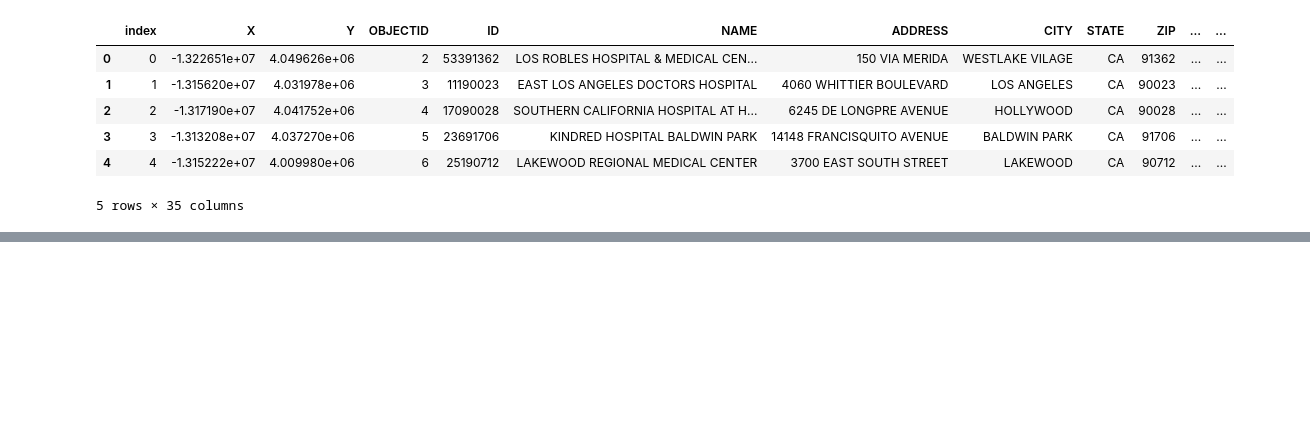
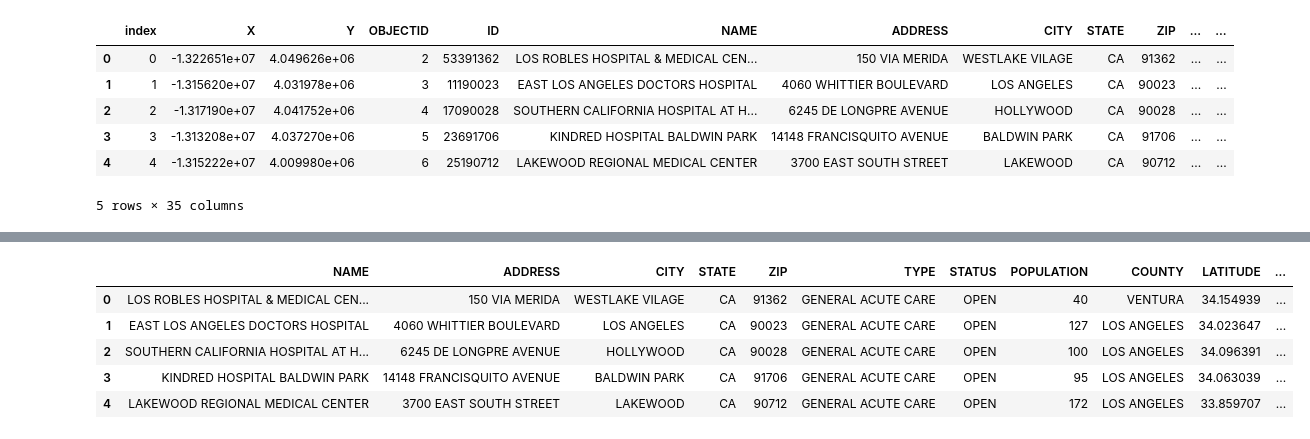
Before and after one commit to sydneysteele03/project-3, a Jupyter notebook: hospital_info.ipynb, the cells around one changed output, grey strips where cells are left out. Cells and saved outputs as stored; diff of their text form; code cells hidden in the pictures; blank space fills up the shorter version.

```diff
--- a/hospital_info.ipynb
+++ b/hospital_info.ipynb
@@ -28,0 +129,15 @@ location_df.head()
+# %%
+#Drop unnecessary columns
+location_df.drop(['index', 'X', 'Y', 'OBJECTID', 'ID', 'ZIP4','TELEPHONE','COUNTYFIPS', 'COUNTRY',
+    'NAICS_CODE', 'NAICS_DESC', 'SOURCE', 'SOURCEDATE',
+       'VAL_METHOD', 'VAL_DATE', 'WEBSITE', 'STATE_ID', 'ALT_NAME',
+       'ST_FIPS', 'TTL_STAFF', 'TRAUMA'],inplace=True,axis=1)
+
+location_df.head()
+# %% [output]
+|  | NAME | ADDRESS | CITY | STATE | ZIP | TYPE | STATUS | POPULATION | COUNTY | LATITUDE | ... |
+| 0 | LOS ROBLES HOSPITAL & MEDICAL CEN... | 150 VIA MERIDA | WESTLAKE VILAGE | CA | 91362 | GENERAL ACUTE CARE | OPEN | 40 | VENTURA | 34.154939 | ... |
+| 1 | EAST LOS ANGELES DOCTORS HOSPITAL | 4060 WHITTIER BOULEVARD | LOS ANGELES | CA | 90023 | GENERAL ACUTE CARE | OPEN | 127 | LOS ANGELES | 34.023647 | ... |
+| 2 | SOUTHERN CALIFORNIA HOSPITAL AT H... | 6245 DE LONGPRE AVENUE | HOLLYWOOD | CA | 90028 | GENERAL ACUTE CARE | OPEN | 100 | LOS ANGELES | 34.096391 | ... |
+| 3 | KINDRED HOSPITAL BALDWIN PARK | 14148 FRANCISQUITO AVENUE | BALDWIN PARK | CA | 91706 | GENERAL ACUTE CARE | OPEN | 95 | LOS ANGELES | 34.063039 | ... |
+| 4 | LAKEWOOD REGIONAL MEDICAL CENTER | 3700 EAST SOUTH STREET | LAKEWOOD | CA | 90712 | GENERAL ACUTE CARE | OPEN | 172 | LOS ANGELES | 33.859707 | ... |
```
Also changed, not shown: parts of 13 cells of this notebook, 3 other files.
